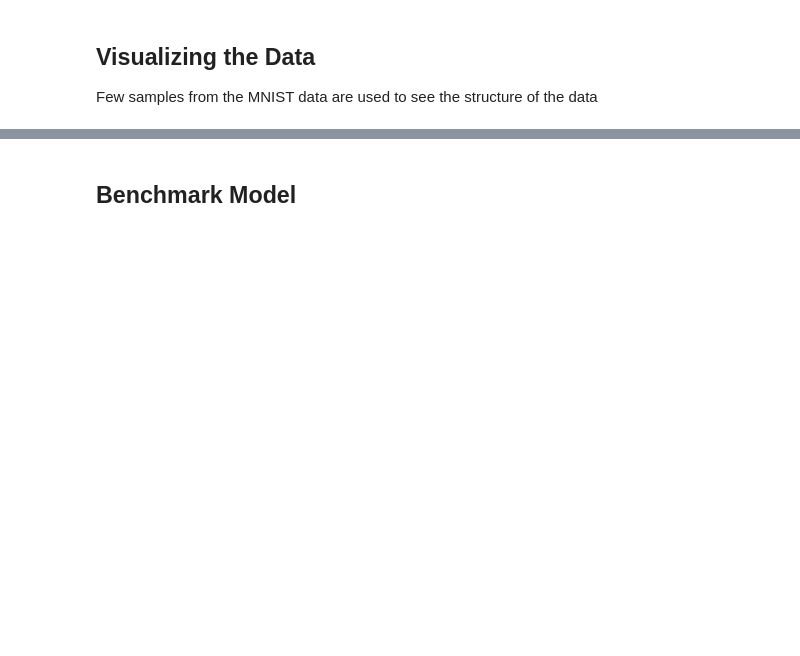
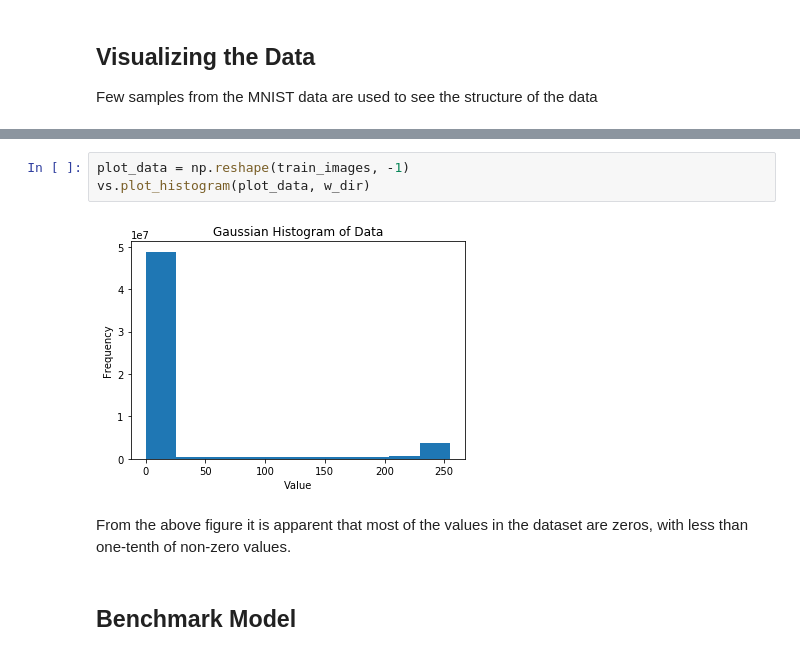
Before and after one commit to pritywiz/RobustClassifier, a Jupyter notebook: WGAN_Robust_Classifier.ipynb, the cells around one changed output, grey strips where cells are left out. Drawn from its saved outputs; the diff is of its cells as text; blank space fills up the shorter version.

```diff
--- a/WGAN_Robust_Classifier.ipynb
+++ b/WGAN_Robust_Classifier.ipynb
@@ -53,3 +100,10 @@ The MNIST dataset from Tensorflow Tuturial is normailized in the range of 0 to 1
+# %%
+plot_data = np.reshape(train_images, -1)
+vs.plot_histogram(plot_data, w_dir)
+# %% [output]
+[figure, added]
+# %% [markdown]
+From the above figure it is apparent that most of the values in the dataset are zeros, with less than one-tenth of non-zero values.
 # %% [markdown]
 ## Benchmark Model
 # %% [markdown]
```
Also changed, not shown: parts of 75 cells of this notebook, 7 other files.
